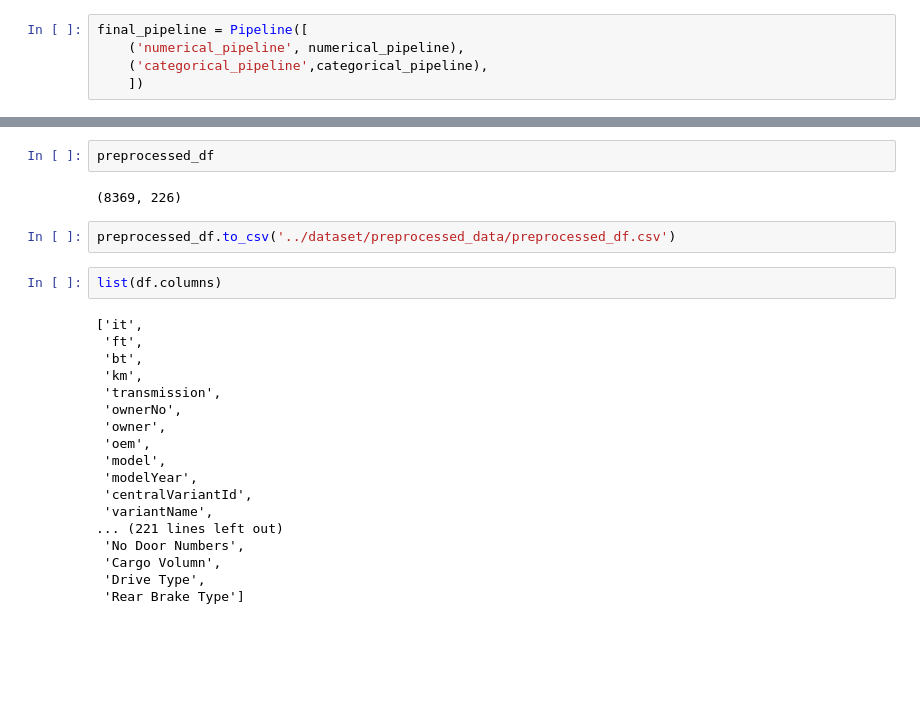
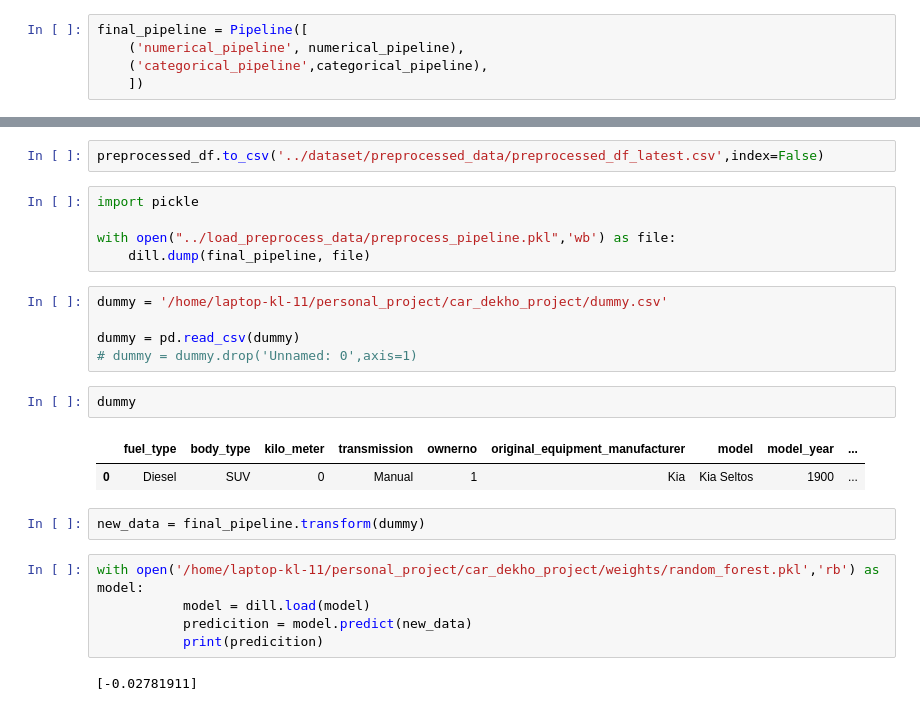
Before and after one commit to balaji-89/new_car_dekho_price_prediction, a Jupyter notebook: experiment/preprocessing.ipynb, the cells around one changed output, grey strips where cells are left out. Cells and saved outputs as stored; diff of their text form; blank space fills up the shorter version.

Commit message:
completed the project

```diff
--- a/experiment/preprocessing.ipynb
+++ b/experiment/preprocessing.ipynb
@@ -460,26 +496,26 @@ it owner centralVariantId variantName priceActual priceSaving priceFixedText tre
-# %%
-preprocessed_df
-# %% [output]
-(8369, 226)
 # %%
-preprocessed_df.to_csv('../dataset/preprocessed_data/preprocessed_df.csv')
+preprocessed_df.to_csv('../dataset/preprocessed_data/preprocessed_df_latest.csv',index=False)
-# %%
-list(df.columns)
-# %% [output]
-['it',
- 'ft',
- 'bt',
- 'km',
- 'transmission',
- 'ownerNo',
- 'owner',
- 'oem',
- 'model',
- 'modelYear',
- 'centralVariantId',
- 'variantName',
-... (221 lines left out)
- 'No Door Numbers',
- 'Cargo Volumn',
- 'Drive Type',
- 'Rear Brake Type']
+# %%
+import pickle
+
+with open("../load_preprocess_data/preprocess_pipeline.pkl",'wb') as file:
+    dill.dump(final_pipeline, file)
+# %%
+dummy = '/home/laptop-kl-11/personal_project/car_dekho_project/dummy.csv'
+
+dummy = pd.read_csv(dummy)
+# dummy = dummy.drop('Unnamed: 0',axis=1)
+# %%
+dummy
+# %% [output]
+|  | fuel_type | body_type | kilo_meter | transmission | ownerno | original_equipment_manufacturer | model | model_year | ... |
+| 0 | Diesel | SUV | 0 | Manual | 1 | Kia | Kia Seltos | 1900 | ... |
+# %%
+new_data = final_pipeline.transform(dummy)
+# %%
+with open('/home/laptop-kl-11/personal_project/car_dekho_project/weights/random_forest.pkl','rb') as model:
+           model = dill.load(model)
+           predicition = model.predict(new_data)
+           print(predicition)
+# %% [output]
+[-0.02781911]
```
Also changed, not shown: parts of 8 cells of this notebook, 14 other files.
